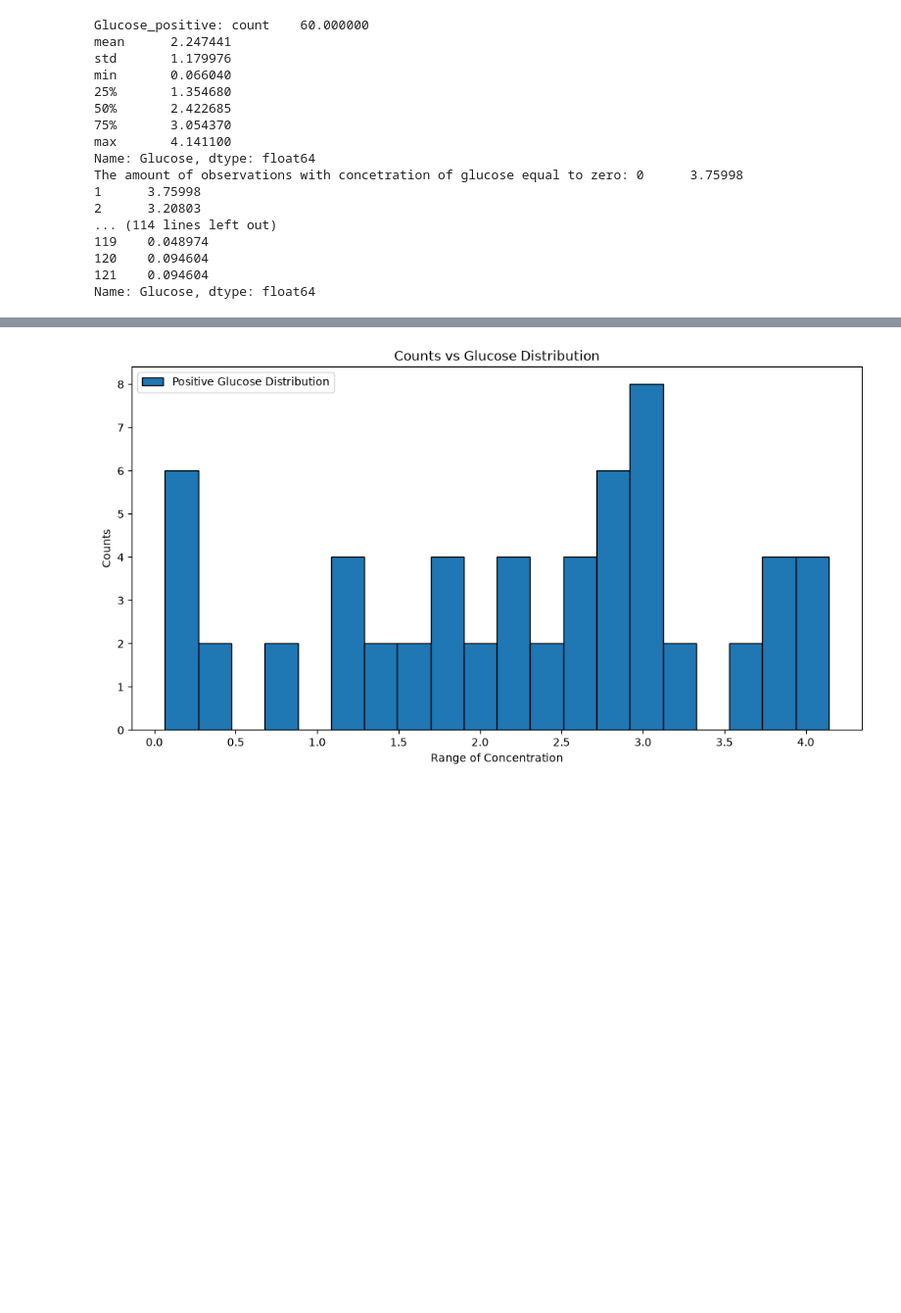
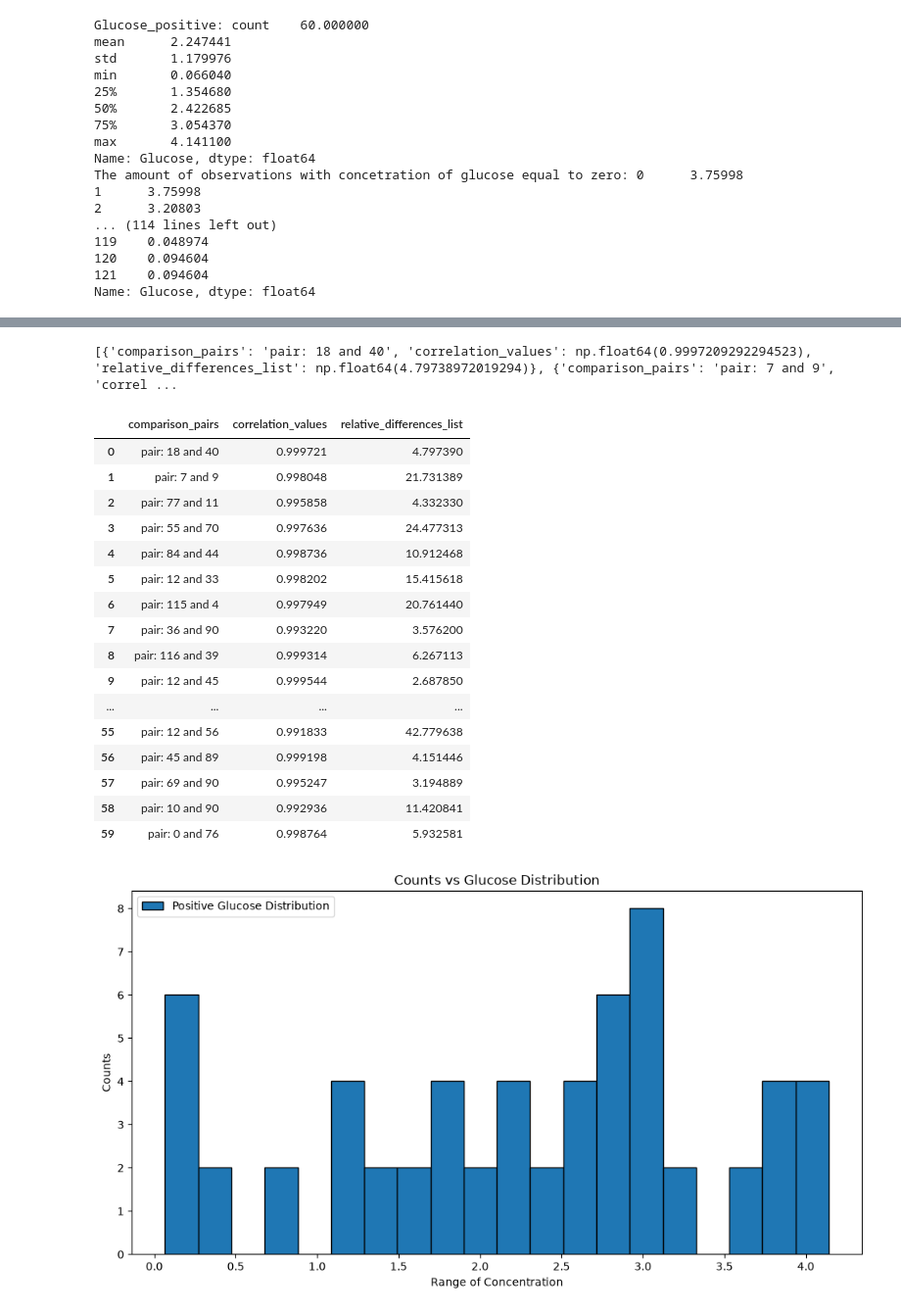
Before and after one commit to DanielU1603/Soft-Biosensor, a Jupyter notebook: Exploratory Analysis/ecoli_fermentation.ipynb, the cells around one changed output, grey strips where cells are left out. Shown at 98% size. Drawn from its saved outputs; the diff is of its cells as text; code cells hidden in the pictures; blank space fills up the shorter version.

```diff
--- a/Exploratory Analysis/ecoli_fermentation.ipynb
+++ b/Exploratory Analysis/ecoli_fermentation.ipynb
@@ -416,3 +552,78 @@ Name: Glucose, dtype: float64
+# %%
+random_sample = df.sample(frac=0.50, random_state=42)
+
+def finding_random_correlation(i: int) -> dict:
+    """DESCRIPTION: this function calculates the correlation of
+    raman values between consecutive rows
+
+    ARGUMENTS: it receives a dataframe containing
+    raman signal values
+
+    EXCEPTIONS: if the argument is not a dataframe (InvalidTypeError)
+    if some value is equal to zero (ZeroDivisionError)
+
+    RETURN: a dict with pairs indexes, correlation between samples
+    and global_relative_difference of samples
+    """
+
+    indexes = random_sample.index
+    random_pairs = np.random.choice(indexes, size=2, replace=False)
+
+
+    pairs: list = (f"pair: {random_pairs[0]} and {random_pairs[1]}")
+
+    correlation = random_sample.loc[random_pairs[0], spectral_columns].corr(
+        random_sample.loc[random_pairs[1], spectral_columns]
+        )
+
+    global_average_difference: float = np.mean(abs(
+
+            random_sample[spectral_columns].loc[random_pairs[0], :]
+            - random_sample[spectral_columns].loc[random_pairs[1], :]
+        ))
+
+    average_symmetric_spectrum = (np.mean(random_sample[spectral_columns].loc[random_pairs[0], :])
+                                  + np.mean(random_sample[spectral_columns].loc[random_pairs[1], :]))/2
+
+    global_relative_differences = (global_average_difference/average_symmetric_spectrum)*100
+
+
+    return {
+        "comparison_pairs": pairs,
+        "correlation_values": correlation,
+        "relative_differences_list": global_relative_differences
+        }
+np.random.seed(42)
+statistics_random_dic = list(
+    map(finding_random_correlation, range(random_sample.shape[0])))
+
+print(statistics_random_dic)
+# %% [output]
+[{'comparison_pairs': 'pair: 18 and 40', 'correlation_values': np.float64(0.9997209292294523), 'relative_differences_list': np.float64(4.79738972019294)}, {'comparison_pairs': 'pair: 7 and 9', 'correl ...
+# %%
+correlation_random_df = pd.DataFrame(
+        statistics_random_dic
+        )
+
+correlation_random_df.head(60)
+# %% [output]
+|  | comparison_pairs | correlation_values | relative_differences_list |
+| 0 | pair: 18 and 40 | 0.999721 | 4.797390 |
+| 1 | pair: 7 and 9 | 0.998048 | 21.731389 |
+| 2 | pair: 77 and 11 | 0.995858 | 4.332330 |
+| 3 | pair: 55 and 70 | 0.997636 | 24.477313 |
+| 4 | pair: 84 and 44 | 0.998736 | 10.912468 |
+| 5 | pair: 12 and 33 | 0.998202 | 15.415618 |
+| 6 | pair: 115 and 4 | 0.997949 | 20.761440 |
+| 7 | pair: 36 and 90 | 0.993220 | 3.576200 |
+| 8 | pair: 116 and 39 | 0.999314 | 6.267113 |
+| 9 | pair: 12 and 45 | 0.999544 | 2.687850 |
+| ... | ... | ... | ... |
+| 55 | pair: 12 and 56 | 0.991833 | 42.779638 |
+| 56 | pair: 45 and 89 | 0.999198 | 4.151446 |
+| 57 | pair: 69 and 90 | 0.995247 | 3.194889 |
+| 58 | pair: 10 and 90 | 0.992936 | 11.420841 |
+| 59 | pair: 0 and 76 | 0.998764 | 5.932581 |
 # %%
 #positive glucose values distribution
 figure = plt.figure(figsize=(12, 6))
```
Also changed, not shown: parts of 15 cells of this notebook.
